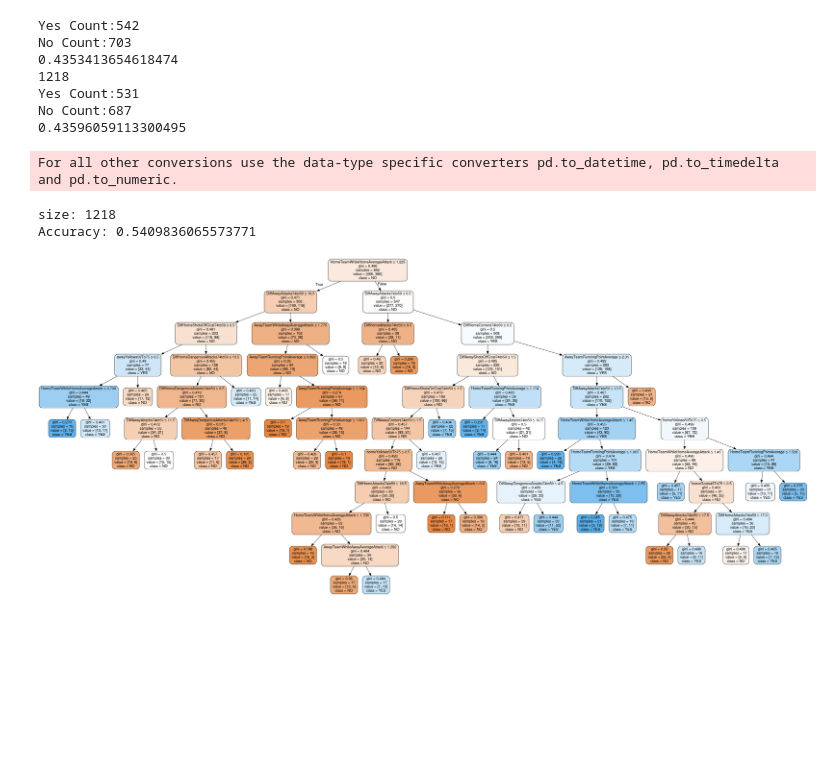
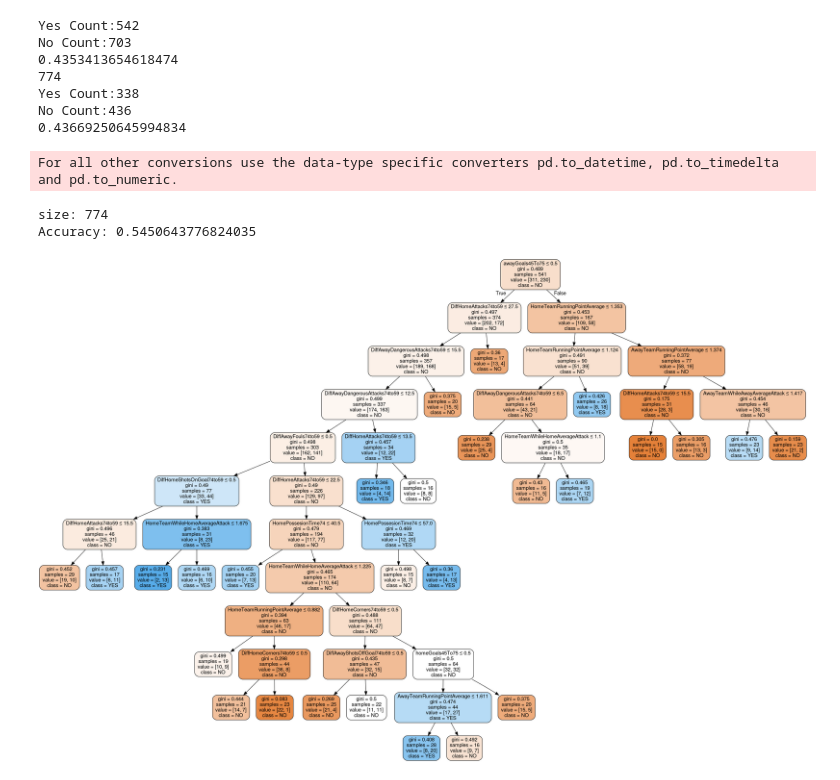
Before and after one commit to athanikos/FootBotStore, a Jupyter notebook: jupyter/GoalScoredAt75DecTree.ipynb, the cells around one changed output. Drawn from its saved outputs; the diff is of its cells as text; code cells hidden in the pictures; blank space fills up the shorter version.

```diff
--- a/jupyter/GoalScoredAt75DecTree.ipynb
+++ b/jupyter/GoalScoredAt75DecTree.ipynb
@@ -42,6 +42,10 @@ df = df[[
                                         ,'resultAt45'
                                         ,'differenceAt75'
                                         ,'reddifferenceAt75'
+
+                                        ,'resultChangedAt75'
+
+
                                         ,'twoGoalsScoredLast45'
 
 
@@ -49,7 +53,7 @@ df = df[[
                                         ,'reddifferenceAt45'
 
                                         ,'resultChangedAt45'
-
+                                        ,'resultChangedAt75'
 
                                        # ,'AwayFouls74'
                                         ,'AwayAttacks74'
@@ -57,6 +61,7 @@ df = df[[
                                         ,'AwayDangerousAttacks74'
                                         ,'AwayShotsOffGoal74'
                                         ,'AwayShotsOnGoal74'
+                                         ,'AwayFouls74'
 
                                         #,'HomeFouls74'
                                         ,'HomeAttacks74'
@@ -64,7 +69,8 @@ df = df[[
                                         ,'HomeDangerousAttacks74'
                                         ,'HomeShotsOffGoal74'
                                         ,'HomeShotsOnGoal74'
-
+                                        ,'HomePossesionTime74'
+                                         ,'HomeFouls74'
 
 
                                         ,'AwayAttacks59'
@@ -72,12 +78,14 @@ df = df[[
                                         ,'AwayDangerousAttacks59'
                                         ,'AwayShotsOffGoal59'
                                         ,'AwayShotsOnGoal59'
+                                         ,'AwayFouls59'
 
                                         ,'HomeAttacks59'
                                         ,'HomeCorners59'
                                         ,'HomeDangerousAttacks59'
                                         ,'HomeShotsOffGoal59'
                                         ,'HomeShotsOnGoal59'
+                                        ,'HomeFouls59'
 
 
 
@@ -136,13 +144,14 @@ df['DiffAwayCorners74to59'] = df.AwayCorners74 - df.AwayCorners59
 df['DiffAwayDangerousAttacks74to59'] = df.AwayDangerousAttacks74 - df.AwayDangerousAttacks59
 df['DiffAwayShotsOffGoal74to59'] = df.AwayShotsOffGoal74 - df.AwayShotsOffGoal59
 df['DiffAwayShotsOnGoal74to59'] = df.AwayShotsOnGoal74 - df.AwayShotsOnGoal59
+df['DiffAwayFouls74to59'] = df.AwayFouls74 - df.AwayFouls59
 
 df['DiffHomeAttacks74to59'] = df.HomeAttacks74 - df.HomeAttacks59
 df['DiffHomeCorners74to59'] = df.HomeCorners74 - df.HomeCorners59
 df['DiffHomeDangerousAttacks74to59'] = df.HomeDangerousAttacks74 - df.HomeDangerousAttacks59
 df['DiffHomeShotsOffGoal74to59'] = df.HomeShotsOffGoal74 - df.HomeShotsOffGoal59
 df['DiffHomeShotsOnGoal74to59'] = df.HomeShotsOnGoal74 - df.HomeShotsOnGoal59
-
+df['DiffHomeFouls74to59'] = df.HomeFouls74 - df.HomeFouls59
 
 print(len(df))
 dfYes = df[df.goalScoredLast15 == True]
@@ -154,10 +163,10 @@ print(len(dfYes) / (len(dfNo)+len(dfYes)))
 Yes Count:542
 No Count:703
 0.4353413654618474
-1218
-Yes Count:531
-No Count:687
-0.43596059113300495
+774
+Yes Count:338
+No Count:436
+0.43669250645994834
 For all other conversions use the data-type specific converters pd.to_datetime, pd.to_timedelta and pd.to_numeric.
 # %%
 import pandas as pd
@@ -186,17 +195,22 @@ feature_cols = [
                                        ,'DiffAwayDangerousAttacks74to59'
                                        ,'DiffAwayShotsOffGoal74to59'
                                        ,'DiffAwayShotsOnGoal74to59'
+                                       ,'DiffAwayFouls74to59'
+
                                        ,'DiffHomeAttacks74to59'
                                        ,'DiffHomeCorners74to59'
                                        ,'DiffHomeDangerousAttacks74to59'
                                        ,'DiffHomeShotsOffGoal74to59'
                                        ,'DiffHomeShotsOnGoal74to59'
-
+                                       ,'DiffHomeFouls74to59'
 
                                         ,'homeGoals45To75'
                                         ,'awayGoals45To75'
                                         ,'homeYellows59To75'
                                         ,'awayYellows59To75'
+
+                                            ,'HomePossesionTime74'
+
 
 
                                         ,'AwayTeamRunningPointAverage'
@@ -204,38 +218,39 @@ feature_cols = [
                                         ,'HomeTeamWhileHomeAverageAttack'
 
                                         ,'AwayTeamWhileAwayAverageAttack'
+
 
 
                          # ,'AwayFouls74'
 
 
 
                                                   #,'HomeFouls74'
                                                #   ,'AwayFouls74'
 
 
 
                ]
 
 X = df[feature_cols] # Features
 y = df.goalScoredLast15 # Target variable
 
 X_train, X_test, y_train, y_test = train_test_split(X, y, test_size=0.3) # 70% training and 30% test
 
 # Create Decision Tree classifer object
-clf = DecisionTreeClassifier(criterion="gini",max_depth=15,min_samples_leaf =17)
+clf = DecisionTreeClassifier(criterion="gini",max_depth=15,min_samples_leaf =15)
 
 # Train Decision Tree Classifer
 clf = clf.fit(X_train,y_train)
 
 y_pred = clf.predict(X_test)
 
 
 print("size:",len(df))
 print("Accuracy:",metrics.accuracy_score(y_test, y_pred))
 
 plot_decision_tree(clf, X_train.columns,['NO','YES'])
 # %% [output]
-size: 1218
-Accuracy: 0.5409836065573771
+size: 774
+Accuracy: 0.5450643776824035
-[figure, old version]
+[figure, new version]
```
Also changed, not shown: parts of 2 cells of this notebook.
